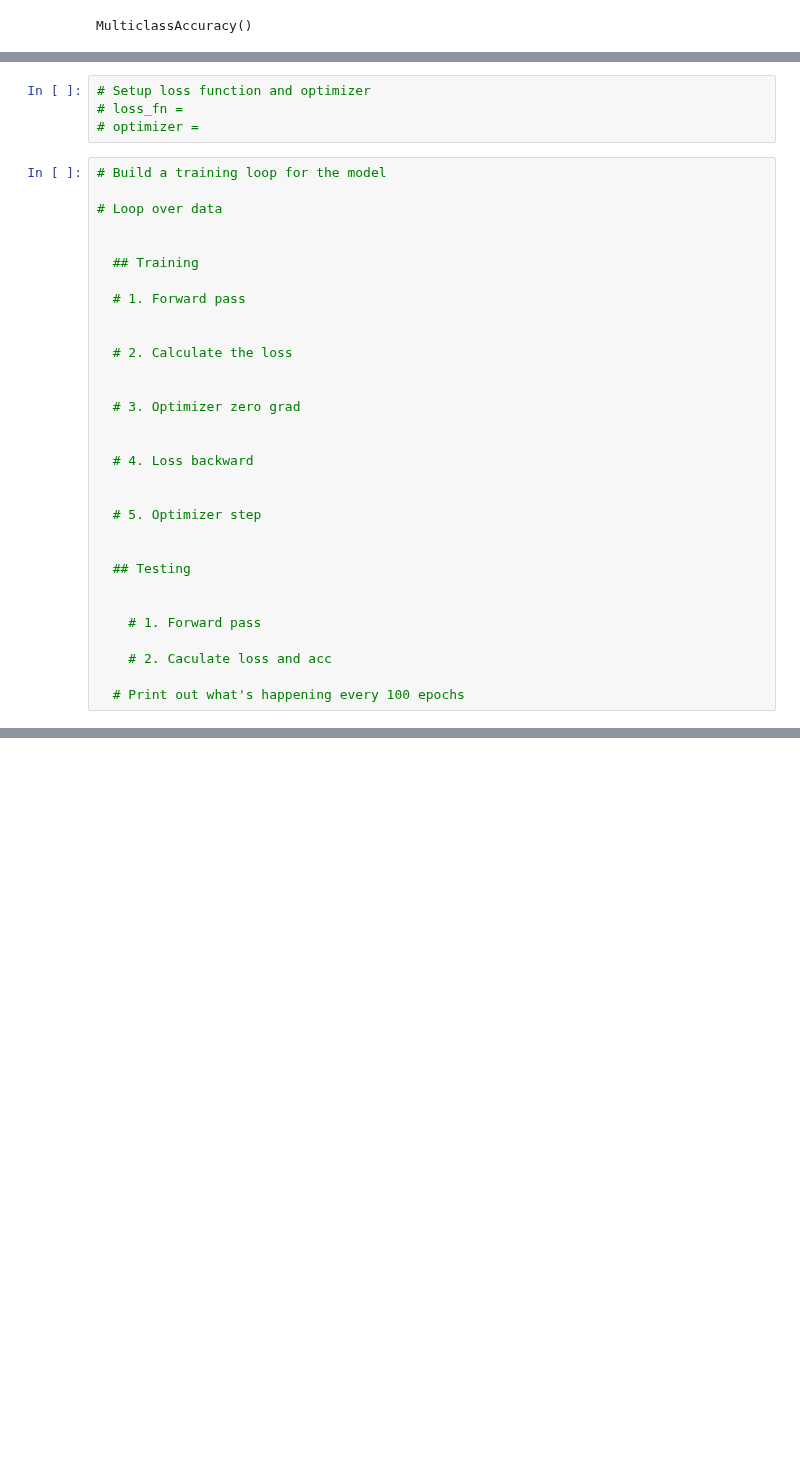
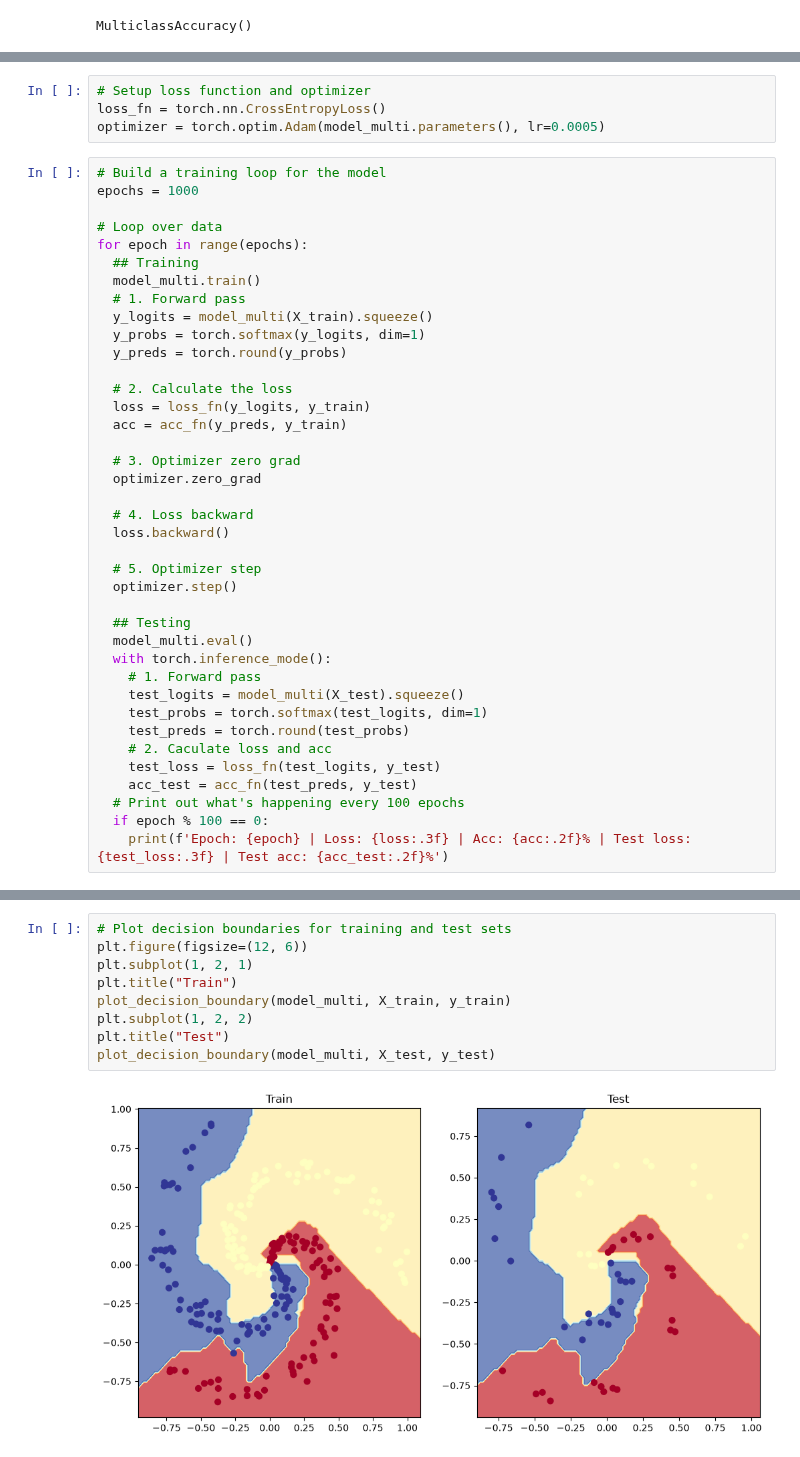
Before and after one commit to UfukAk196/pytorch-deep-learning, a Jupyter notebook: extras/exercises/02_pytorch_classification_exercises.ipynb, the cells around one changed output, grey strips where cells are left out. Cells and saved outputs as stored; diff of their text form; blank space fills up the shorter version.

```diff
--- a/extras/exercises/02_pytorch_classification_exercises.ipynb
+++ b/extras/exercises/02_pytorch_classification_exercises.ipynb
@@ -444,36 +439,44 @@ Pred probs:
         [0., 0., 0.]], grad_fn=<SliceBackward0>)
 # %%
 # Setup loss function and optimizer
-# loss_fn =
-# optimizer =
+loss_fn = torch.nn.CrossEntropyLoss()
+optimizer = torch.optim.Adam(model_multi.parameters(), lr=0.0005)
 # %%
 # Build a training loop for the model
+epochs = 1000
 
 # Loop over data
-
-
+for epoch in range(epochs):
   ## Training
-
+  model_multi.train()
   # 1. Forward pass
-
+  y_logits = model_multi(X_train).squeeze()
+  y_probs = torch.softmax(y_logits, dim=1)
+  y_preds = torch.round(y_probs)
 
   # 2. Calculate the loss
-
+  loss = loss_fn(y_logits, y_train)
+  acc = acc_fn(y_preds, y_train)
 
   # 3. Optimizer zero grad
-
+  optimizer.zero_grad
 
   # 4. Loss backward
-
+  loss.backward()
 
   # 5. Optimizer step
-
+  optimizer.step()
 
   ## Testing
-
-
+  model_multi.eval()
+  with torch.inference_mode():
     # 1. Forward pass
-
+    test_logits = model_multi(X_test).squeeze()
+    test_probs = torch.softmax(test_logits, dim=1)
+    test_preds = torch.round(test_probs)
     # 2. Caculate loss and acc
-
+    test_loss = loss_fn(test_logits, y_test)
+    acc_test = acc_fn(test_preds, y_test)
   # Print out what's happening every 100 epochs
+  if epoch % 100 == 0:
+    print(f'Epoch: {epoch} | Loss: {loss:.3f} | Acc: {acc:.2f}% | Test loss: {test_loss:.3f} | Test acc: {acc_test:.2f}%')
@@ -481,0 +494,11 @@ Pred probs:
+# %%
+# Plot decision boundaries for training and test sets
+plt.figure(figsize=(12, 6))
+plt.subplot(1, 2, 1)
+plt.title("Train")
+plot_decision_boundary(model_multi, X_train, y_train)
+plt.subplot(1, 2, 2)
+plt.title("Test")
+plot_decision_boundary(model_multi, X_test, y_test)
+# %% [output]
+[figure, added]
```
Also changed, not shown: parts of 10 cells of this notebook.
